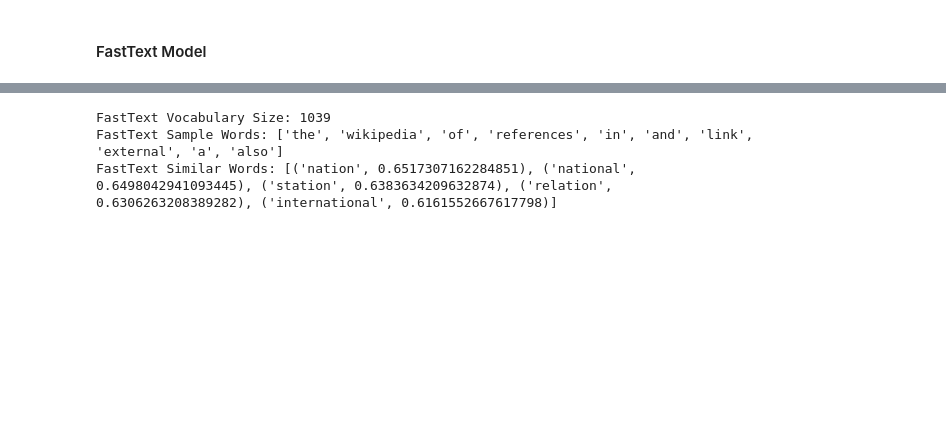
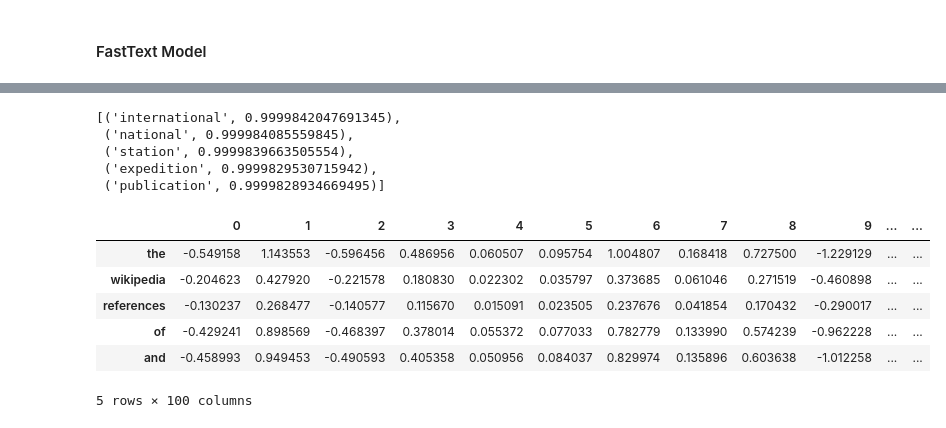
Before and after one commit to Purvang2803/Implementation-of-NLP, a Jupyter notebook: NLP_Implementation (3).ipynb, the cells around one changed output, grey strips where cells are left out. Cells and saved outputs as stored; diff of their text form; code cells hidden in the pictures; blank space fills up the shorter version.

```diff
--- a/NLP_Implementation (3).ipynb
+++ b/NLP_Implementation (3).ipynb
@@ -139,2 +378,16 @@ Skip-gram Similar Words: [('the', 0.9531342387199402), ('and', 0.951059699058532
 # %% [markdown]
 #### FastText Model
+# %%
+cleaned_text = []
+for line in text_data:
+    clean_line = re.sub(r"<.*?>", " ", line)
+    clean_line = re.sub(r"https?://\S+", " ", clean_line)
+    clean_line = re.sub(r"[^a-zA-Z\s]", " ", clean_line)
+    cleaned_text.append(clean_line.lower())
+
+tokenized_sentences = [sentence.split() for sentence in cleaned_text if sentence]
+fasttext_model = FastText(sentences=tokenized_sentences, vector_size=100, window=5, min_count=2, workers=4)
+fasttext_model.save("fasttext.model")
+
+vocabulary_size = len(fasttext_model.wv)
+vocabulary_words = list(fasttext_model.wv.index_to_key)[:10]
@@ -141,11 +418,20 @@ Skip-gram Similar Words: [('the', 0.9531342387199402), ('and', 0.951059699058532
+# %%
+similar_words
+# %% [output]
+[('international', 0.9999842047691345),
+ ('national', 0.999984085559845),
+ ('station', 0.9999839663505554),
+ ('expedition', 0.9999829530715942),
+ ('publication', 0.9999828934669495)]
 # %%
-fasttext_model = FastText(sentences, vector_size=100, window=5, min_count=1, workers=4)
-fasttext_model.save("fasttext.model")
-print("FastText Vocabulary Size:", len(fasttext_model.wv))
-print("FastText Sample Words:", list(fasttext_model.wv.index_to_key)[:10])
-if "wikipedia" in fasttext_model.wv:
-    print("FastText Similar Words:", fasttext_model.wv.most_similar("wikipedia", topn=5))
+word_vectors = {word: fasttext_model.wv[word] for word in fasttext_model.wv.index_to_key}
+df_fasttext = pd.DataFrame.from_dict(word_vectors, orient='index')
+df_fasttext.head()
 # %% [output]
+|  | 0 | 1 | 2 | 3 | 4 | 5 | 6 | 7 | 8 | 9 | ... | ... |
+| the | -0.549158 | 1.143553 | -0.596456 | 0.486956 | 0.060507 | 0.095754 | 1.004807 | 0.168418 | 0.727500 | -1.229129 | ... | ... |
+| wikipedia | -0.204623 | 0.427920 | -0.221578 | 0.180830 | 0.022302 | 0.035797 | 0.373685 | 0.061046 | 0.271519 | -0.460898 | ... | ... |
+| references | -0.130237 | 0.268477 | -0.140577 | 0.115670 | 0.015091 | 0.023505 | 0.237676 | 0.041854 | 0.170432 | -0.290017 | ... | ... |
+| of | -0.429241 | 0.898569 | -0.468397 | 0.378014 | 0.055372 | 0.077033 | 0.782779 | 0.133990 | 0.574239 | -0.962228 | ... | ... |
+| and | -0.458993 | 0.949453 | -0.490593 | 0.405358 | 0.050956 | 0.084037 | 0.829974 | 0.135896 | 0.603638 | -1.012258 | ... | ... |
-FastText Vocabulary Size: 1039
-FastText Sample Words: ['the', 'wikipedia', 'of', 'references', 'in', 'and', 'link', 'external', 'a', 'also']
-FastText Similar Words: [('nation', 0.6517307162284851), ('national', 0.6498042941093445), ('station', 0.6383634209632874), ('relation', 0.6306263208389282), ('international', 0.6161552667617798)]
+5 rows × 100 columns
```
Also changed, not shown: parts of 47 cells of this notebook.
